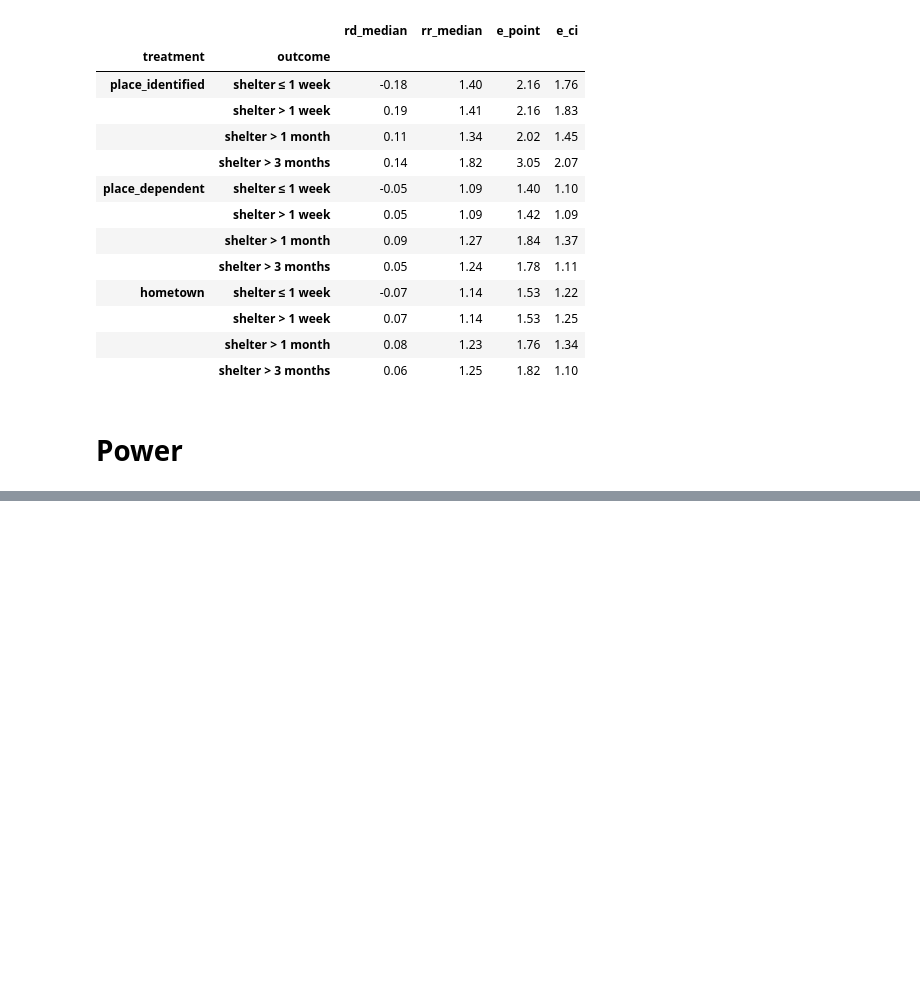
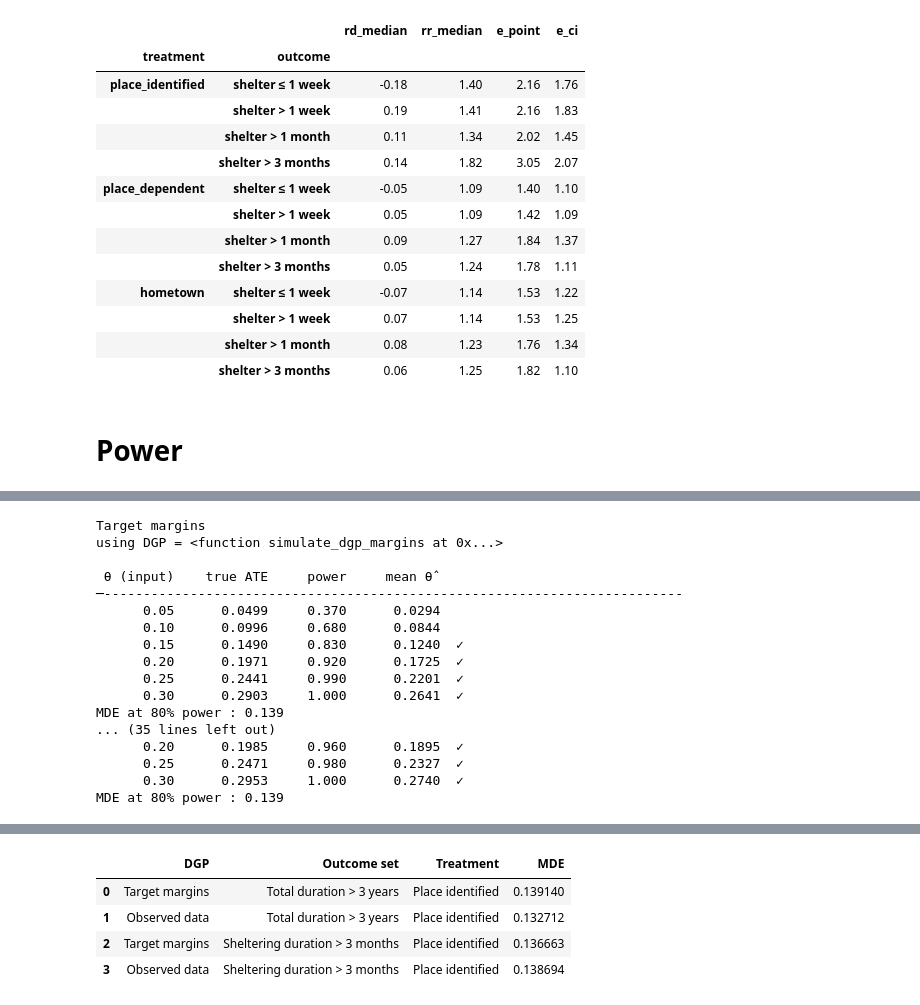
Before and after one commit to nicolepaul/protracted-displacement-idn, a Jupyter notebook: 3_Psychological.ipynb, the cells around one changed output, grey strips where cells are left out. Drawn from its saved outputs; the diff is of its cells as text; code cells hidden in the pictures; blank space fills up the shorter version.

```diff
--- a/3_Psychological.ipynb
+++ b/3_Psychological.ipynb
@@ -380,0 +381,52 @@ MDE at 80% power : 0.139
+# %%
+T = 'place_identified'
+Ys = ['total-> 3 years', 'emergency-> 3 months']
+
+T_label = T.replace('_', ' ').capitalize()
+Y_labels = [y.replace('-', ' ').replace('total','Total duration').replace('emergency', 'Sheltering duration') for y in Ys]
+
+colors = [total_colors, shelter_colors]
+linestyles = ['solid', 'dashed']
+
+fig, axs = plt.subplots(1, 2, figsize=(8, 2.25), sharex=True, sharey=True)
+
+mde_records = []
+
+for i, Y in enumerate(Ys):
+    for j, dgp in enumerate(DGPS):
+        print(dgp)
+        powers, mean_ates, mean_thetas = simulated_power_curve(data[T], data[Y], data[X], EFFECT_GRID, S_OUTER, dgp=DGPS[dgp], verbose=True)
+        mde = interpolate_mde(mean_ates, powers, verbose=True)
+        plot_power_curve(mean_ates, powers, axs[i], label=dgp, color=colors[i][-2], linestyle=linestyles[j])
+        axs[i].set_title(f'T: {T_label}; Y: {Y_labels[i]}')
+        # Record MDE for summary table
+        mde_records.append({
+            'DGP':          dgp,
+            'Outcome set':  Y_labels[i],
+            'Treatment':    T_label,
+            'MDE':          mde,
+        })
+axs[1].set_ylabel(None)
+fig.tight_layout()
+fig.savefig(os.path.join(img_folder, f"pub_power_place_attachment-2.pdf"), dpi=300, facecolor="w", bbox_inches="tight")
+plt.show()
+
+pd.DataFrame(mde_records)
+# %% [output]
+Target margins
+using DGP = <function simulate_dgp_margins at 0x...>
+
+ θ (input)    true ATE     power     mean θ̂
+─--------------------------------------------------------------------------
+      0.05      0.0499     0.370      0.0294
+      0.10      0.0996     0.680      0.0844
+      0.15      0.1490     0.830      0.1240  ✓
+      0.20      0.1971     0.920      0.1725  ✓
+      0.25      0.2441     0.990      0.2201  ✓
+      0.30      0.2903     1.000      0.2641  ✓
+MDE at 80% power : 0.139
+... (35 lines left out)
+      0.20      0.1985     0.960      0.1895  ✓
+      0.25      0.2471     0.980      0.2327  ✓
+      0.30      0.2953     1.000      0.2740  ✓
+MDE at 80% power : 0.139
@@ -380,0 +434,5 @@ MDE at 80% power : 0.139
+|  | DGP | Outcome set | Treatment | MDE |
+| 0 | Target margins | Total duration > 3 years | Place identified | 0.139140 |
+| 1 | Observed data | Total duration > 3 years | Place identified | 0.132712 |
+| 2 | Target margins | Sheltering duration > 3 months | Place identified | 0.136663 |
+| 3 | Observed data | Sheltering duration > 3 months | Place identified | 0.138694 |
```
Also changed, not shown: parts of 2 cells of this notebook, 18 other files.
